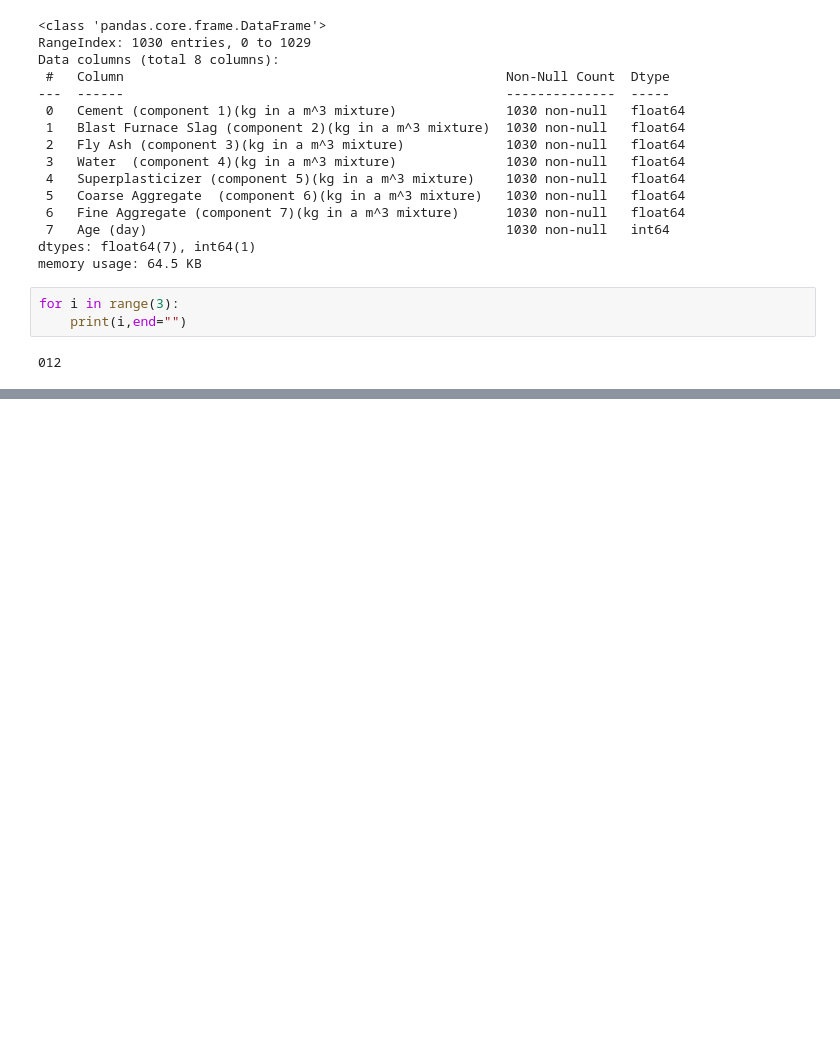
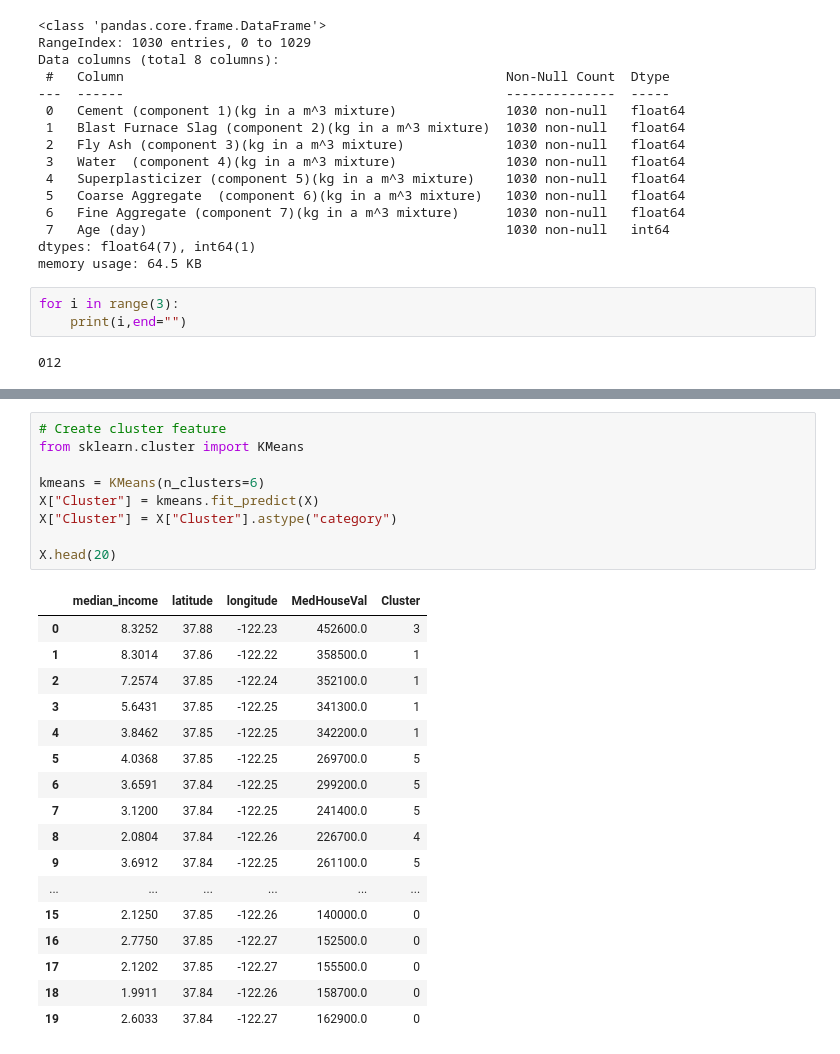
Before and after one commit to TolleDennis/DataSciencePractices, a Jupyter notebook: Feature Engineering Practices.ipynb, the cells around one changed output, grey strips where cells are left out. Saved outputs shown, nothing was run; the diff lists cells and outputs as text; blank space fills up the shorter version.

```diff
--- a/Feature Engineering Practices.ipynb
+++ b/Feature Engineering Practices.ipynb
@@ -52,0 +176,27 @@ for i in range(3):
+# %%
+# Create cluster feature
+from sklearn.cluster import KMeans
+
+kmeans = KMeans(n_clusters=6)
+X["Cluster"] = kmeans.fit_predict(X)
+X["Cluster"] = X["Cluster"].astype("category")
+
+X.head(20)
+# %% [output]
+|  | median_income | latitude | longitude | MedHouseVal | Cluster |
+| 0 | 8.3252 | 37.88 | -122.23 | 452600.0 | 3 |
+| 1 | 8.3014 | 37.86 | -122.22 | 358500.0 | 1 |
+| 2 | 7.2574 | 37.85 | -122.24 | 352100.0 | 1 |
+| 3 | 5.6431 | 37.85 | -122.25 | 341300.0 | 1 |
+| 4 | 3.8462 | 37.85 | -122.25 | 342200.0 | 1 |
+| 5 | 4.0368 | 37.85 | -122.25 | 269700.0 | 5 |
+| 6 | 3.6591 | 37.84 | -122.25 | 299200.0 | 5 |
+| 7 | 3.1200 | 37.84 | -122.25 | 241400.0 | 5 |
+| 8 | 2.0804 | 37.84 | -122.26 | 226700.0 | 4 |
+| 9 | 3.6912 | 37.84 | -122.25 | 261100.0 | 5 |
+| ... | ... | ... | ... | ... | ... |
+| 15 | 2.1250 | 37.85 | -122.26 | 140000.0 | 0 |
+| 16 | 2.7750 | 37.85 | -122.27 | 152500.0 | 0 |
+| 17 | 2.1202 | 37.85 | -122.27 | 155500.0 | 0 |
+| 18 | 1.9911 | 37.84 | -122.26 | 158700.0 | 0 |
+| 19 | 2.6033 | 37.84 | -122.27 | 162900.0 | 0 |
```
Also changed, not shown: parts of 11 cells of this notebook, 3 other files.
